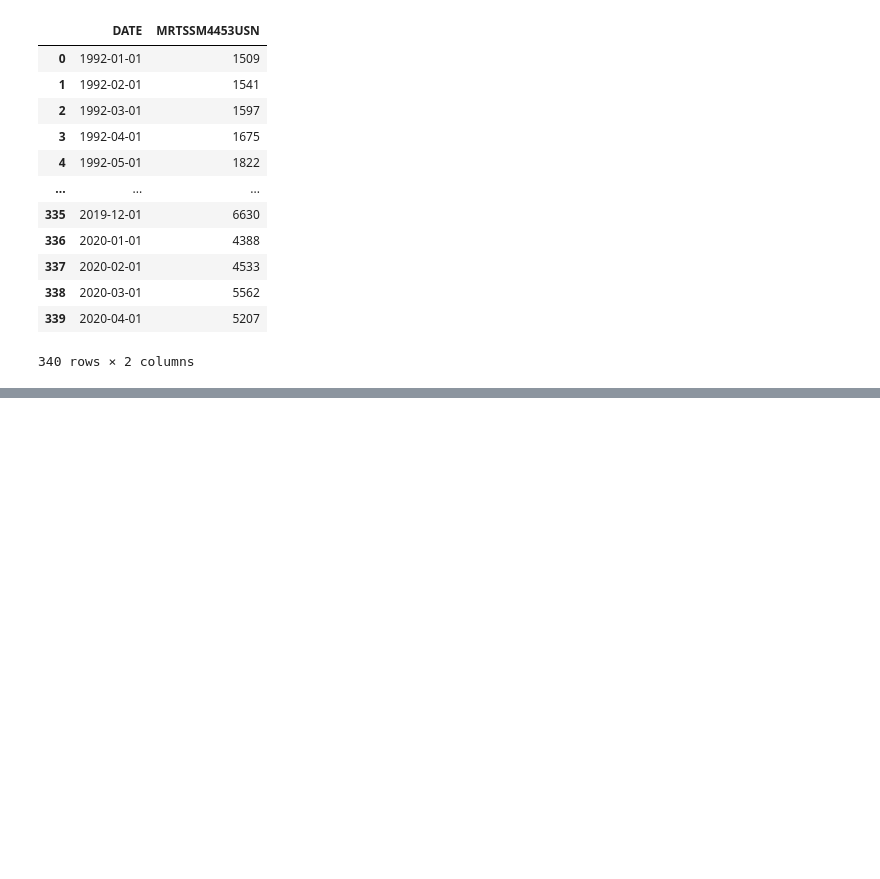
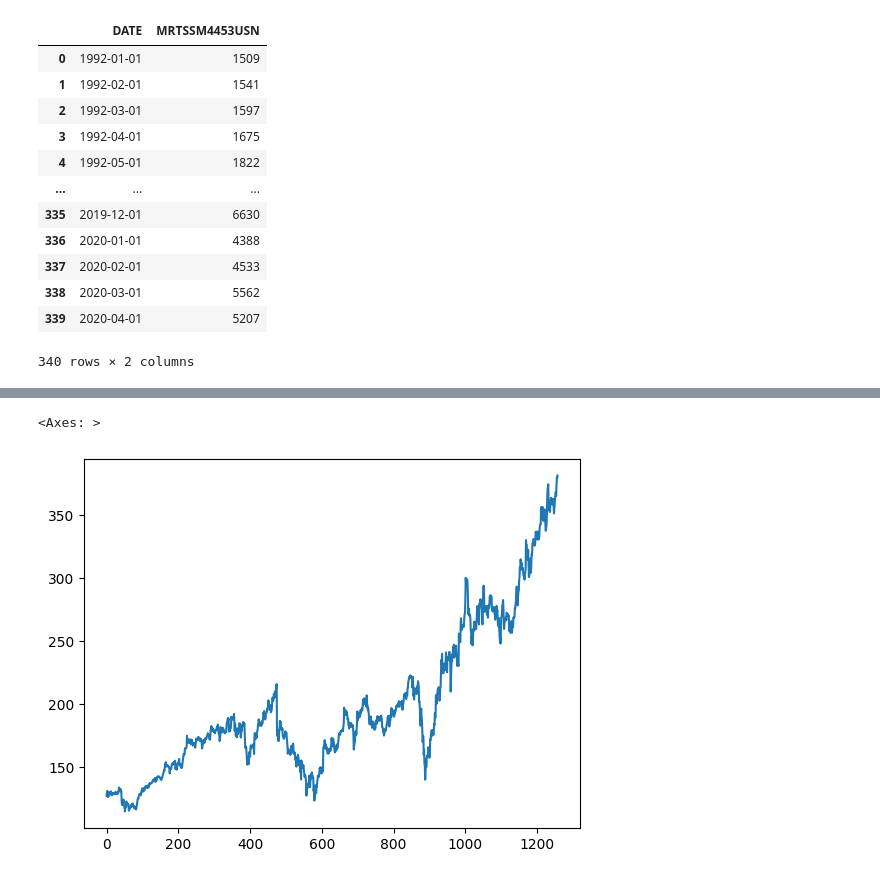
Before and after one commit to Szafranerio/Data_InDepth, a Jupyter notebook: Pandas/Pandas_Finances.ipynb, the cells around one changed output, grey strips where cells are left out. Cells and saved outputs as stored; diff of their text form; code cells hidden in the pictures; blank space fills up the shorter version.

```diff
--- a/Pandas/Pandas_Finances.ipynb
+++ b/Pandas/Pandas_Finances.ipynb
@@ -71,0 +117,3 @@ Name: DATE, Length: 340, dtype: object
+# %%
+fb_data = pd.read_csv('./data/stock/FB.csv', parse_dates=['Date'])
+fb_data.head()
@@ -71,0 +127,5 @@ Name: DATE, Length: 340, dtype: object
+# %%
+fb_data.Open.plot()
+# %% [output]
+<Axes: >
+[figure, added]
```
Also changed, not shown: parts of 19 cells of this notebook.
